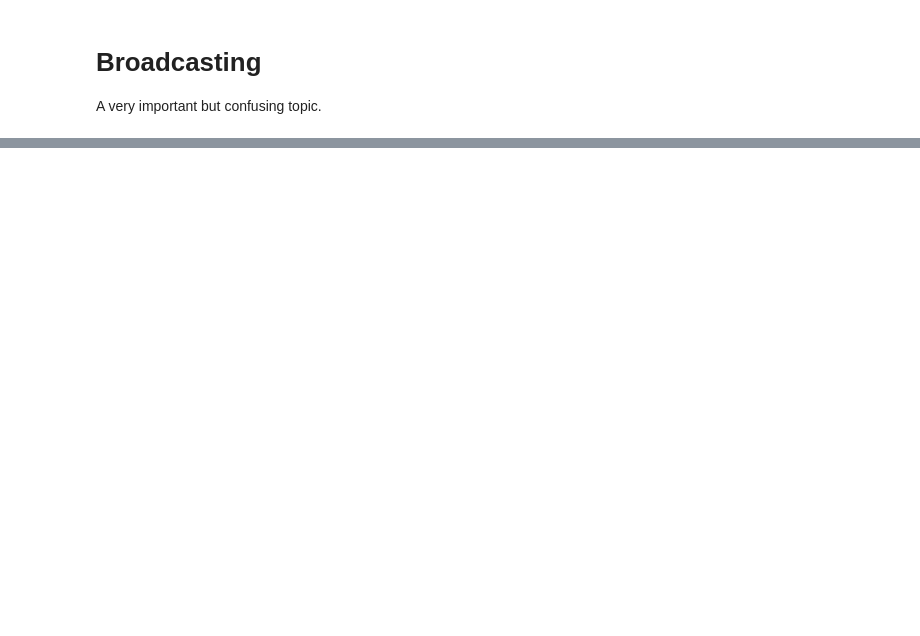
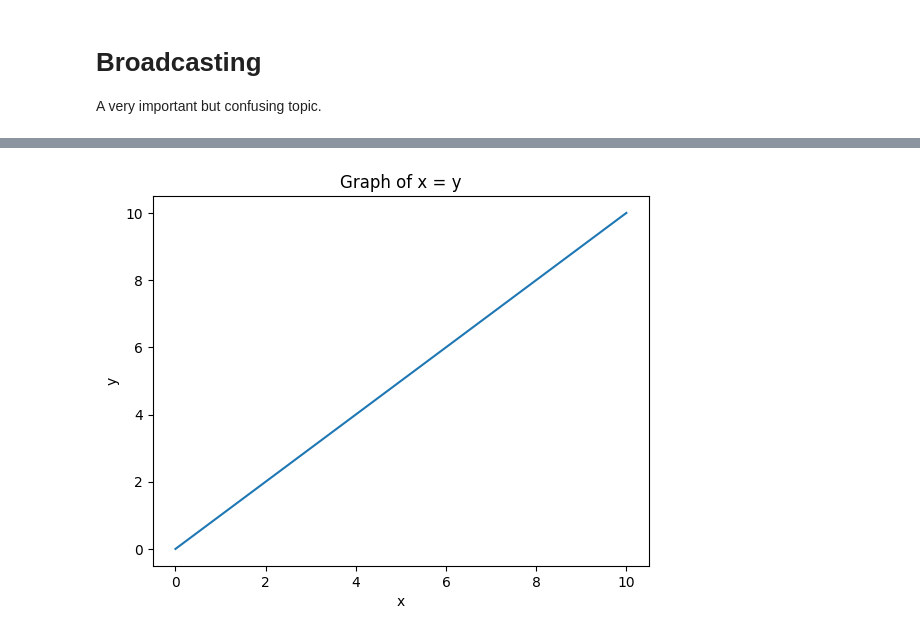
Before and after one commit to arsal3646/Python_Projects, a Jupyter notebook: CampusX_Data_Science_Course/014_Advanced_Numpy.ipynb, the cells around one changed output, grey strips where cells are left out. Cells and saved outputs as stored; diff of their text form; code cells hidden in the pictures; blank space fills up the shorter version.

Commit message:
draw graph x = y straight line passing through the origin

```diff
--- a/CampusX_Data_Science_Course/014_Advanced_Numpy.ipynb
+++ b/CampusX_Data_Science_Course/014_Advanced_Numpy.ipynb
@@ -627,0 +526,19 @@ array([[0, 1, 2],
+# %%
+# another important topic is plotting graphs
+# using numpy you can plot any graph no matter how much complex it is,
+# and you can also plot multiple graphs in a single figure.
+
+# let us draw a graph of x = y (i.e. straight line passing through origin with slope 1) using numpy and matplotlib.
+
+import numpy as np
+import matplotlib.pyplot as plt
+
+x = np.linspace(0, 10, 100) # from 0 to 10 we are taking 100 points
+y = x
+plt.plot(x, y)
+plt.xlabel('x')
+plt.ylabel('y')
+plt.title('Graph of x = y')
+plt.show()
+# %% [output]
+[figure, added]
```
Also changed, not shown: parts of 57 cells of this notebook.
